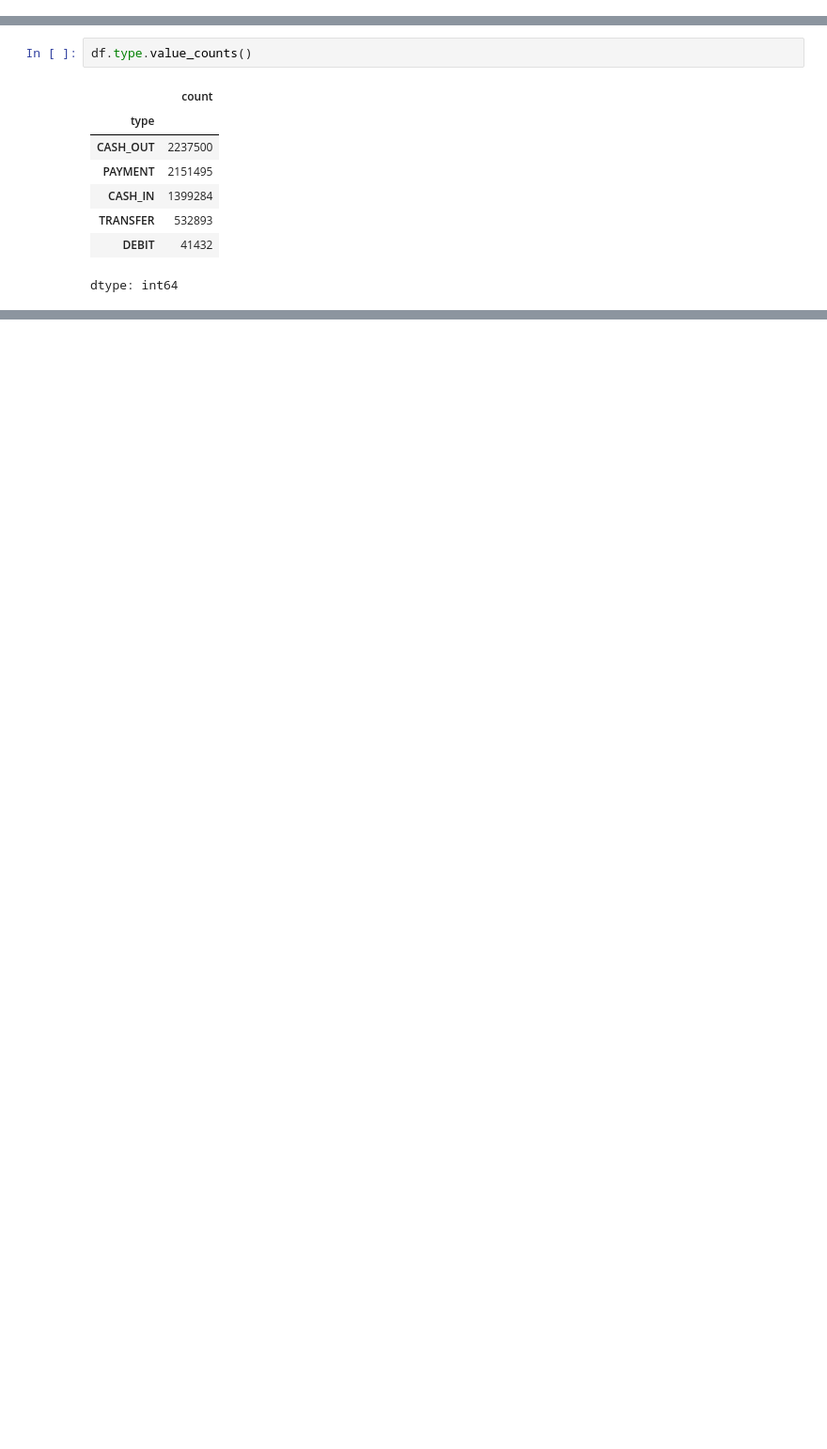
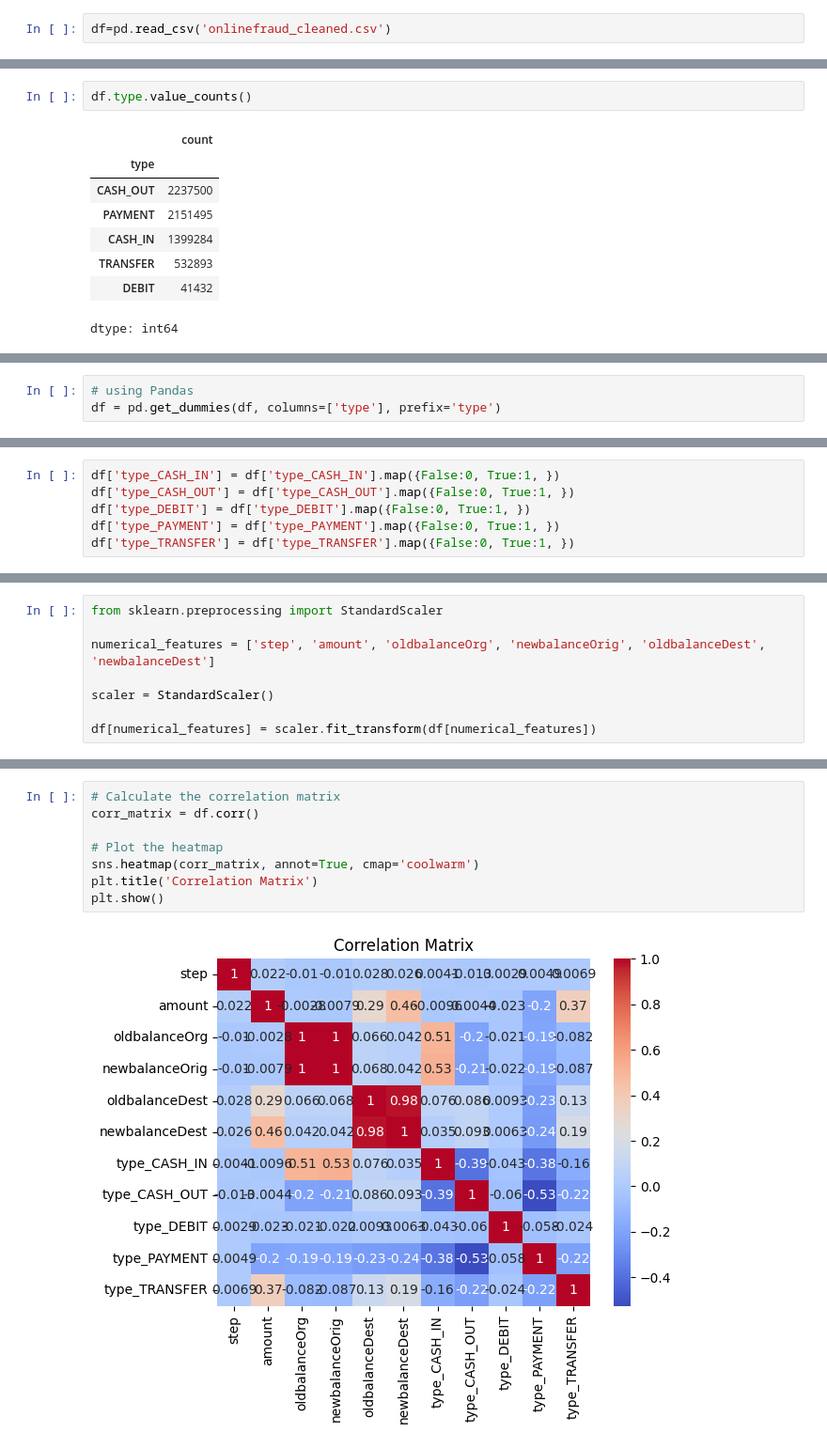
Before and after one commit to BAHAMLAOUHI/Data-Mining-Project, a Jupyter notebook: EDA_&_Preprocessing.ipynb, the cells around one changed output, grey strips where cells are left out. Shown: that part at 94% size. Saved outputs shown, nothing was run; the diff lists cells and outputs as text; blank space fills up the shorter version.

```diff
--- a/EDA_&_Preprocessing.ipynb
+++ b/EDA_&_Preprocessing.ipynb
@@ -272,6 +271,8 @@ df.describe()
 | max | 7.430000e+02 | 4.000000e+00 | 9.244552e+07 | 5.958504e+07 | 4.958504e+07 | 3.560159e+08 | 3.561793e+08 | 1.000000e+00 | ... |
 # %%
 # df.save_csv('onlinefraud_cleaned.csv', index=False)
+# %%
+df=pd.read_csv('onlinefraud_cleaned.csv')
 # %% [markdown]
 2. Transformation de données
 
@@ -309,0 +333,3 @@ dtype: int64
+# %%
+# using Pandas
+df = pd.get_dummies(df, columns=['type'], prefix='type')
@@ -309,0 +359,6 @@ dtype: int64
+# %%
+df['type_CASH_IN'] = df['type_CASH_IN'].map({False:0, True:1, })
+df['type_CASH_OUT'] = df['type_CASH_OUT'].map({False:0, True:1, })
+df['type_DEBIT'] = df['type_DEBIT'].map({False:0, True:1, })
+df['type_PAYMENT'] = df['type_PAYMENT'].map({False:0, True:1, })
+df['type_TRANSFER'] = df['type_TRANSFER'].map({False:0, True:1, })
@@ -309,0 +386,8 @@ dtype: int64
+# %%
+from sklearn.preprocessing import StandardScaler
+
+numerical_features = ['step', 'amount', 'oldbalanceOrg', 'newbalanceOrig', 'oldbalanceDest', 'newbalanceDest']
+
+scaler = StandardScaler()
+
+df[numerical_features] = scaler.fit_transform(df[numerical_features])
@@ -309,0 +417,10 @@ dtype: int64
+# %%
+# Calculate the correlation matrix
+corr_matrix = df.corr()
+
+# Plot the heatmap
+sns.heatmap(corr_matrix, annot=True, cmap='coolwarm')
+plt.title('Correlation Matrix')
+plt.show()
+# %% [output]
+[figure, added]
```
Also changed, not shown: parts of 22 cells of this notebook.
